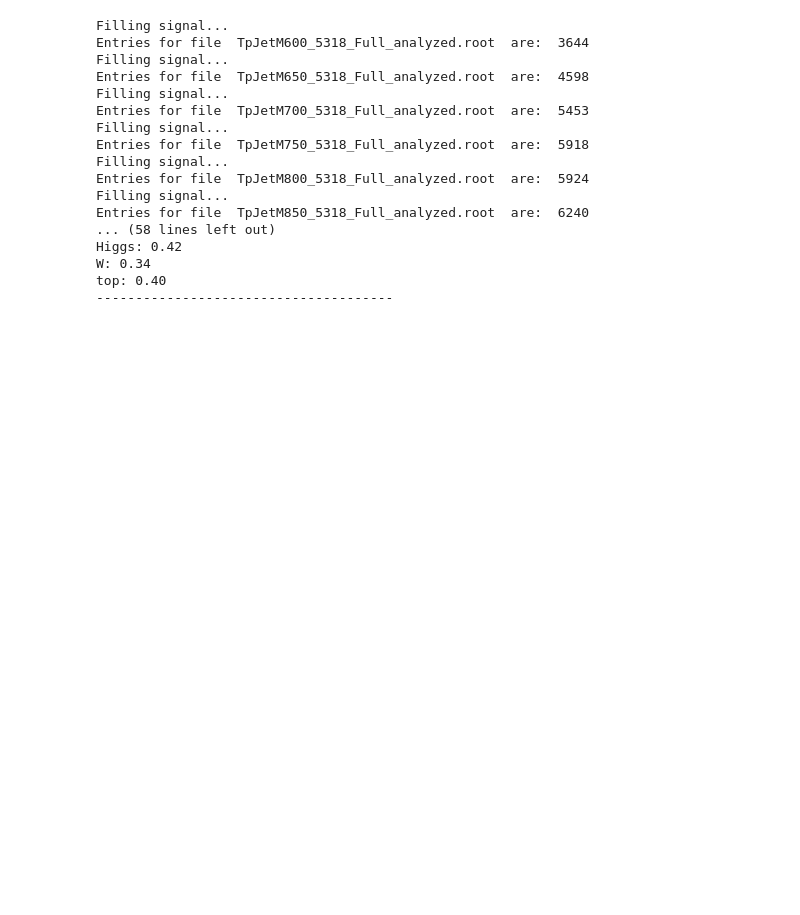
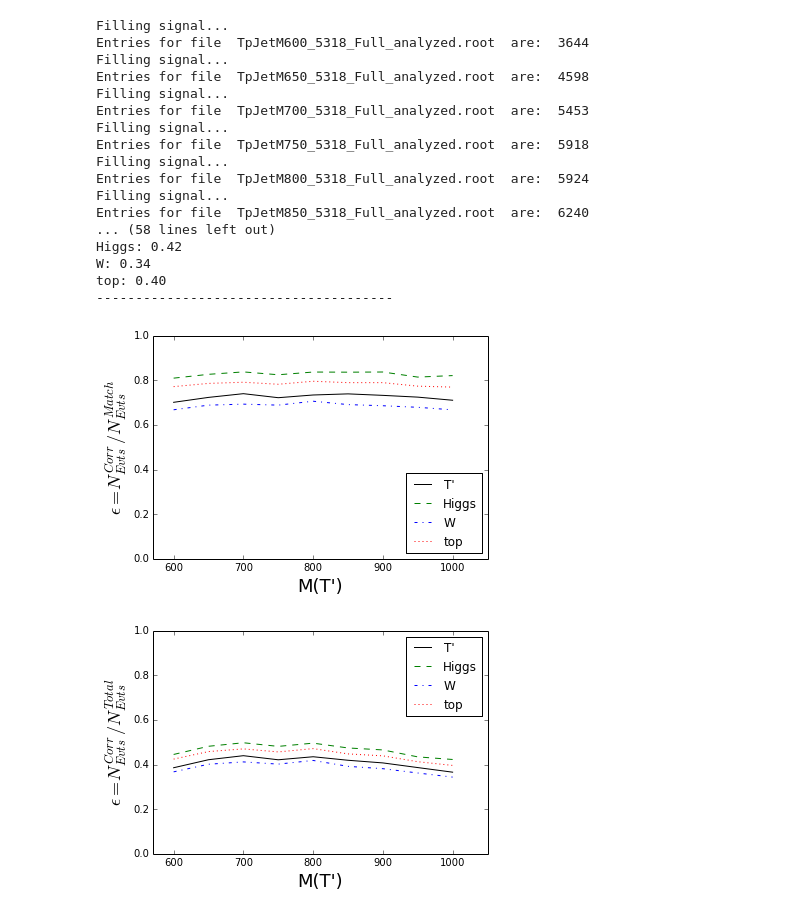
Before and after one commit to jotadram6/stp-ipy-note, a Jupyter notebook: Matching_Efficiencies.ipynb, the cells around one changed output. Saved outputs shown, nothing was run; the diff lists cells and outputs as text; code cells hidden in the pictures; blank space fills up the shorter version.

```diff
--- a/Matching_Efficiencies.ipynb
+++ b/Matching_Efficiencies.ipynb
@@ -63,6 +64,8 @@ Filling signal...
 Entries for file  TpJetM1000_5318_Full_analyzed.root  are:  2769
 # %%
 Resonances=["Tprime","Higgs","W","top"]
+
+ExclEff=[]
 
 print "Matching exclusive (with only matchable jets) efficiencies right after reconstruction, no HT cut"
 print "--------------------------------------"
@@ -70,6 +73,7 @@ for i in xrange(len(TotalEntries)):
     print "For", ListTreesNamesA[i].split('n')[0]
     for j in xrange(len(Corrects[i])):
         print Resonances[j]+":", "{0:.2f}".format(float(Corrects[i][j])/TotalEntries[i])
+        ExclEff.append(float(Corrects[i][j])/TotalEntries[i])
     print "--------------------------------------"
 # %% [output]
 Matching exclusive (with only matchable jets) efficiencies right after reconstruction, no HT cut
@@ -104,12 +108,15 @@ for f in Signal:
     print "Entries for file ", f, " are: ", entries
     del(CutsChain)
 
+InclEff=[]
+
 print "Matching inclusive efficiencies right after reconstruction, no HT cut"
 print "--------------------------------------"
 for i in xrange(len(TotalEntriesIncl)):
     print "For", ListTreesNamesA[i].split('n')[0]
     for j in xrange(len(Corrects[i])):
         print Resonances[j]+":", "{0:.2f}".format(float(Corrects[i][j])/TotalEntriesIncl[i])
+        InclEff.append(float(Corrects[i][j])/TotalEntriesIncl[i])
     print "--------------------------------------"
 # %% [output]
 Filling signal...
@@ -129,3 +136,38 @@ Higgs: 0.42
 W: 0.34
 top: 0.40
 --------------------------------------
+# %%
+Titles=["T'","Higgs","W","top"] #ListTreesNamesA[i].split('n')[0]
+Masses=[600,650,700,750,800,850,900,950,1000]
+#Exclusive efficiency
+fig, ax = plt.subplots()
+ax.plot(Masses, ExclEff[0::4], 'k', markersize=10.0, label=Titles[0], linestyle="-")
+ax.plot(Masses, ExclEff[1::4], 'g', markersize=10.0, label=Titles[1], linestyle="--")
+ax.plot(Masses, ExclEff[2::4], 'b', markersize=10.0, label=Titles[2], linestyle="-.")
+ax.plot(Masses, ExclEff[3::4], 'r', markersize=10.0, label=Titles[3], linestyle=":")
+ax.set_xlabel("M(T')")
+ax.set_ylabel("$\epsilon=N^{Corr}_{Evts}/N^{Match}_{Evts}$")
+ax.xaxis.label.set_fontsize(18)
+ax.yaxis.label.set_fontsize(18)
+ax.set_xlim(left=Masses[0]*0.95,right=Masses[-1]*1.05)
+ax.set_ylim(bottom=0.0,top=1.0)
+plt.legend(loc='lower right')
+fig.savefig("Exclusive_Efficiency.pdf")
+
+#Inclusive efficiency
+fig, ax = plt.subplots()
+ax.plot(Masses, InclEff[0::4], 'k', markersize=10.0, label=Titles[0], linestyle="-")
+ax.plot(Masses, InclEff[1::4], 'g', markersize=10.0, label=Titles[1], linestyle="--")
+ax.plot(Masses, InclEff[2::4], 'b', markersize=10.0, label=Titles[2], linestyle="-.")
+ax.plot(Masses, InclEff[3::4], 'r', markersize=10.0, label=Titles[3], linestyle=":")
+ax.set_xlabel("M(T')")
+ax.set_ylabel("$\epsilon=N^{Corr}_{Evts}/N^{Total}_{Evts}$")
+ax.xaxis.label.set_fontsize(18)
+ax.yaxis.label.set_fontsize(18)
+ax.set_xlim(left=Masses[0]*0.95,right=Masses[-1]*1.05)
+ax.set_ylim(bottom=0.0,top=1.0)
+plt.legend(loc='upper right')
+fig.savefig("Inclusive_Efficiency.pdf")
+# %% [output]
+[figure, added]
+[figure, added]
```
Also changed, not shown: parts of 2 cells of this notebook, 5 other files.
